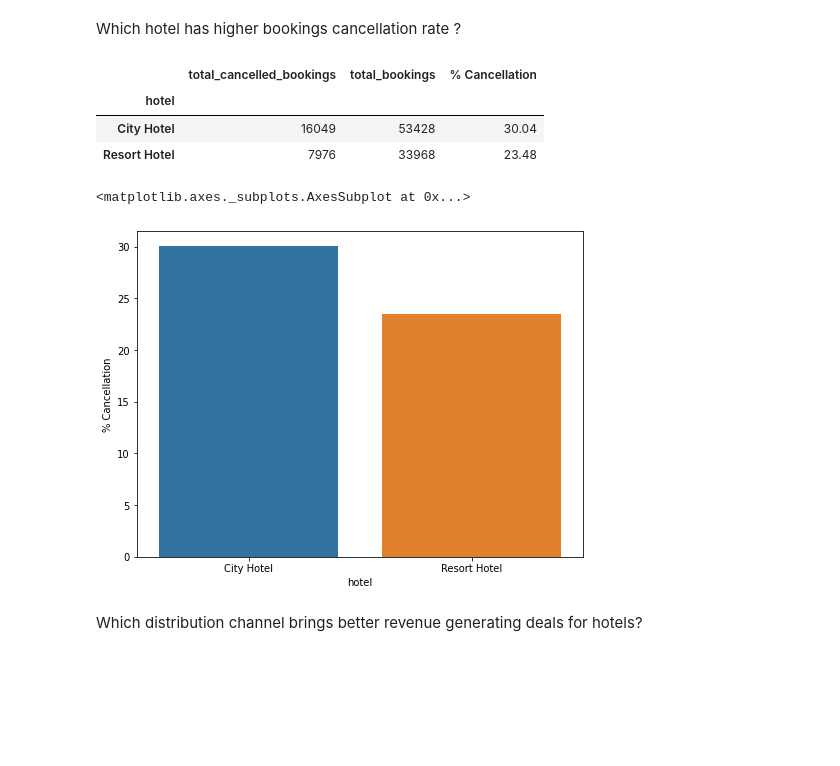
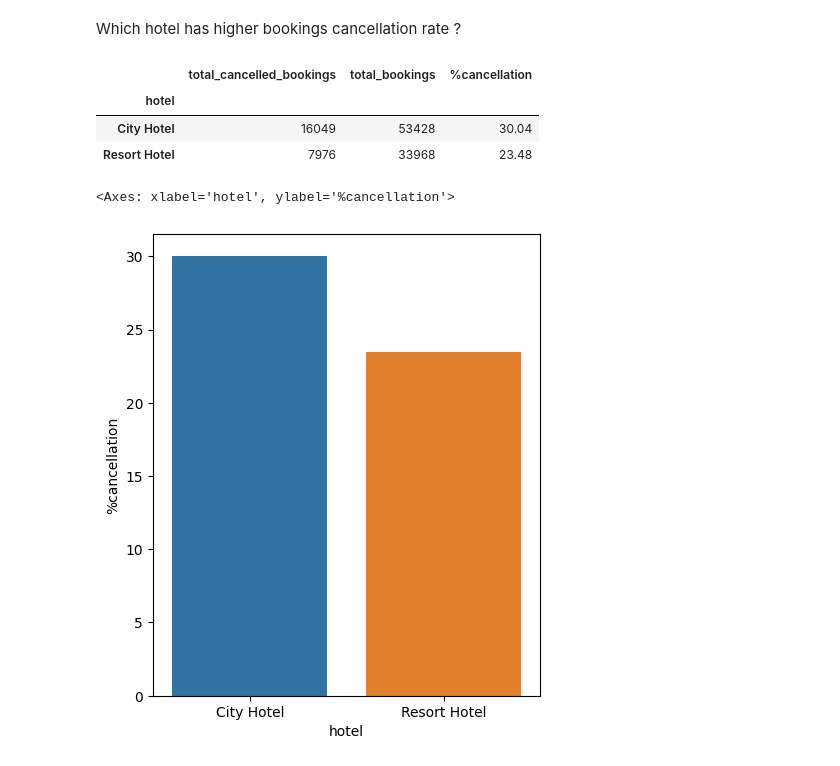
Before and after one commit to PoojaSwamii/Capstone_Project-EDA-on-Hotel-Booking-, a Jupyter notebook: Capstone_Project_Hotel_Booking_Analysis_.ipynb, the cells around one changed output. Saved outputs shown, nothing was run; the diff lists cells and outputs as text; code cells hidden in the pictures; blank space fills up the shorter version.

```diff
--- a/Capstone_Project_Hotel_Booking_Analysis_.ipynb
+++ b/Capstone_Project_Hotel_Booking_Analysis_.ipynb
@@ -520,28 +469,27 @@ hotel_df.info()
 # %%
-cancelled_data = hotel_df[hotel_df['is_canceled']=='is canceled']
+cancelled_data = hotel_df[hotel_df['is_canceled']=='is_canceled']
 cancel_group = cancelled_data.groupby('hotel')
-D1 = pd.DataFrame(cancel_group.size()).rename(columns = {0:'total_cancelled_bookings'})
+D1 = pd.DataFrame(cancel_group.size()).rename(columns={0:'total_cancelled_bookings'})
 
 #group by hotel
 groupby_hotel = hotel_df.groupby('hotel')
-D2 = pd.DataFrame(groupby_hotel.size()).rename(columns = {0: 'total_bookings'})
+D2 = pd.DataFrame(groupby_hotel.size()).rename(columns ={0:'total_bookings'})
 
-D3 = pd.concat([D1,D2], axis=1)
+
+D3 = pd.concat([D1,D2],axis =1 )
 
 #calculating Percentage
-D3['% Cancellation'] = round(D3['total_cancelled_bookings'] / D3['total_bookings']*100, 2)
+D3['%cancellation'] = round(D3['total_cancelled_bookings']/D3['total_bookings']*100 , 2)
 D3
 # %% [output]
-|  | total_cancelled_bookings | total_bookings | % Cancellation |
+|  | total_cancelled_bookings | total_bookings | %cancellation |
 | hotel |  |  |  |
 | City Hotel | 16049 | 53428 | 30.04 |
 | Resort Hotel | 7976 | 33968 | 23.48 |
 # %%
 #Graphical Representation
-plt.figure(figsize=(8,6))
-sns.barplot(x = D3.index, y = D3['% Cancellation'])
+plt.figure(figsize=(5,6))
+sns.barplot(x = D3.index, y = D3['%cancellation'] )
 # %% [output]
-<matplotlib.axes._subplots.AxesSubplot at 0x...>
+<Axes: xlabel='hotel', ylabel='%cancellation'>
-[figure, old version]
+[figure, new version]
-# %% [markdown]
-Which distribution channel brings better revenue generating deals for hotels?
```
Also changed, not shown: parts of 20 cells of this notebook.
